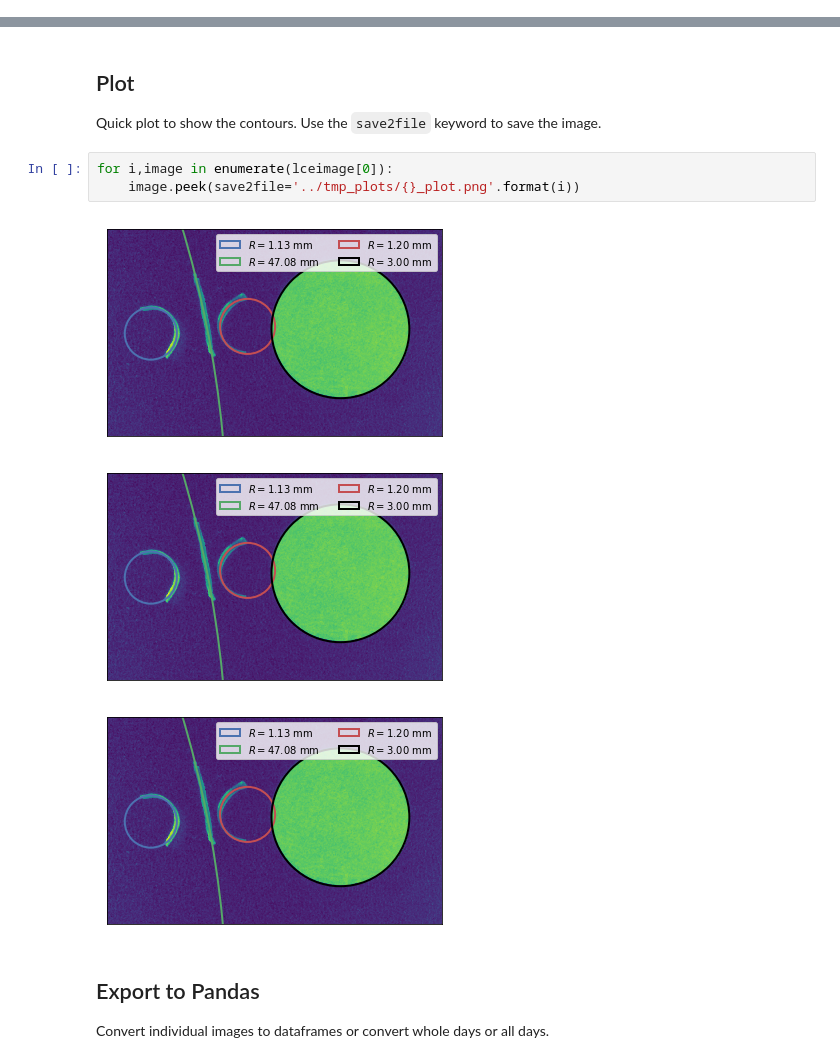
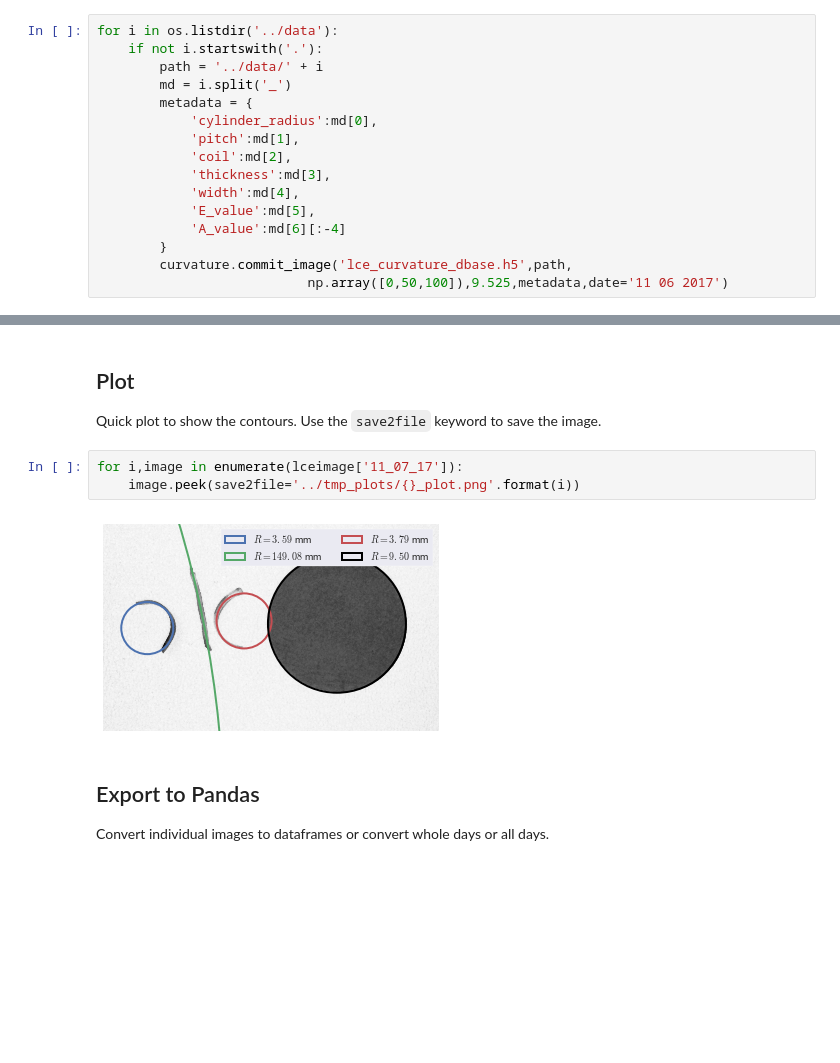
Before and after one commit to MG-Barnes/curvature, a Jupyter notebook: notebooks/tutorial.ipynb, the cells around one changed output, grey strips where cells are left out. Drawn from its saved outputs; the diff is of its cells as text; blank space fills up the shorter version.

```diff
--- a/notebooks/tutorial.ipynb
+++ b/notebooks/tutorial.ipynb
@@ -19,6 +22,22 @@ import curvature
 # %% [markdown]
 ## Writing Data
 First, write the data. Just using the same sample image repeatedly for a few different dates.
+# %%
+for i in os.listdir('../data'):
+    if not i.startswith('.'):
+        path = '../data/' + i
+        md = i.split('_')
+        metadata = {
+            'cylinder_radius':md[0],
+            'pitch':md[1],
+            'coil':md[2],
+            'thickness':md[3],
+            'width':md[4],
+            'E_value':md[5],
+            'A_value':md[6][:-4]
+        }
+        curvature.commit_image('lce_curvature_dbase.h5',path,
+                           np.array([0,50,100]),9.525,metadata,date='11 06 2017')
 # %%
 metadata = {
     'cylinder_radius':5,
@@ -139,12 +149,10 @@ for image in lceimage[0]:
 ## Plot
 Quick plot to show the contours. Use the `save2file` keyword to save the image.
 # %%
-for i,image in enumerate(lceimage[0]):
+for i,image in enumerate(lceimage['11_07_17']):
     image.peek(save2file='../tmp_plots/{}_plot.png'.format(i))
 # %% [output]
-[figure, old version]
+[figure, new version]
-[figure, removed]
-[figure, removed]
 # %% [markdown]
 ## Export to Pandas
 Convert individual images to dataframes or convert whole days or all days.
```
Also changed, not shown: parts of 9 cells of this notebook, 5 other files.
